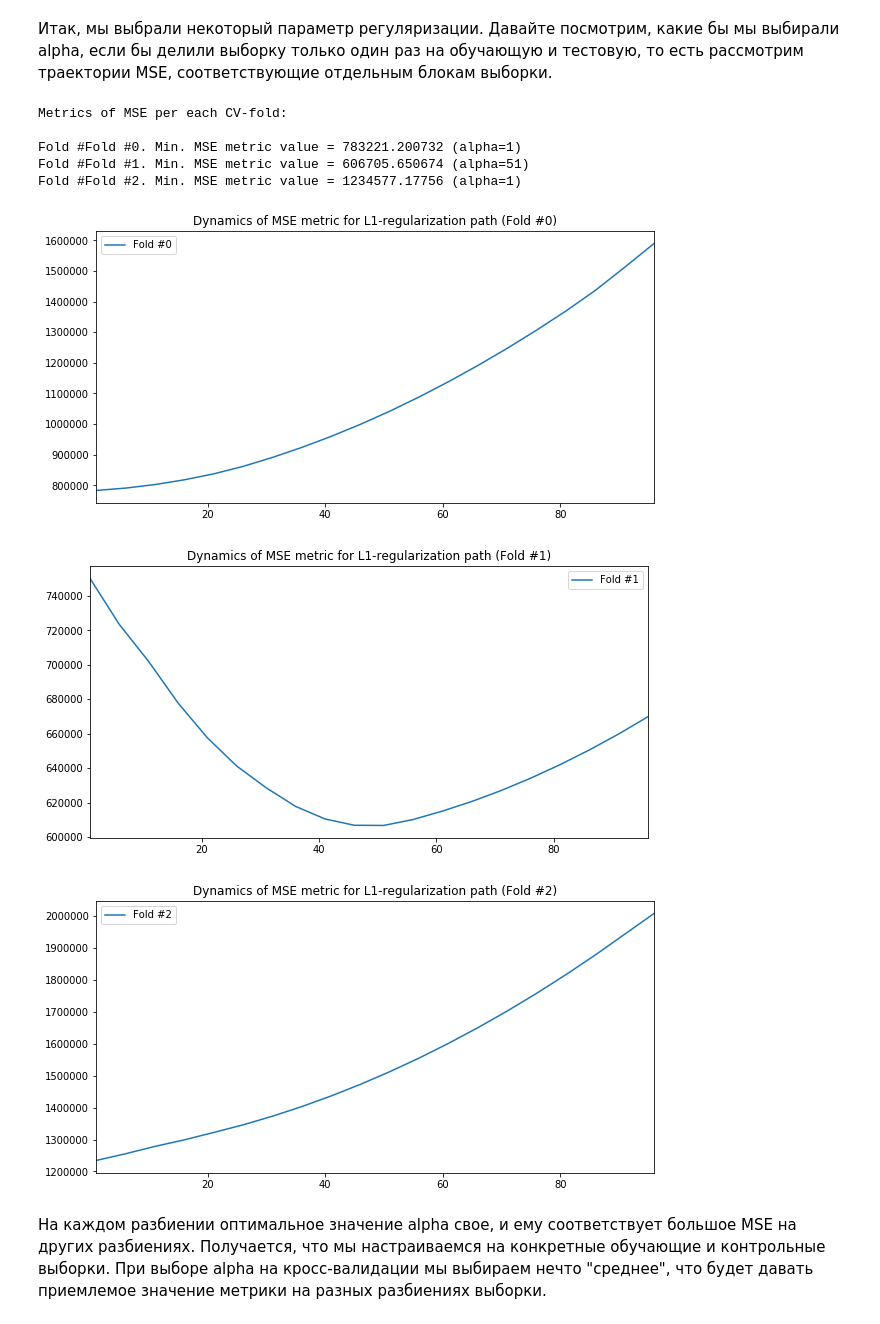
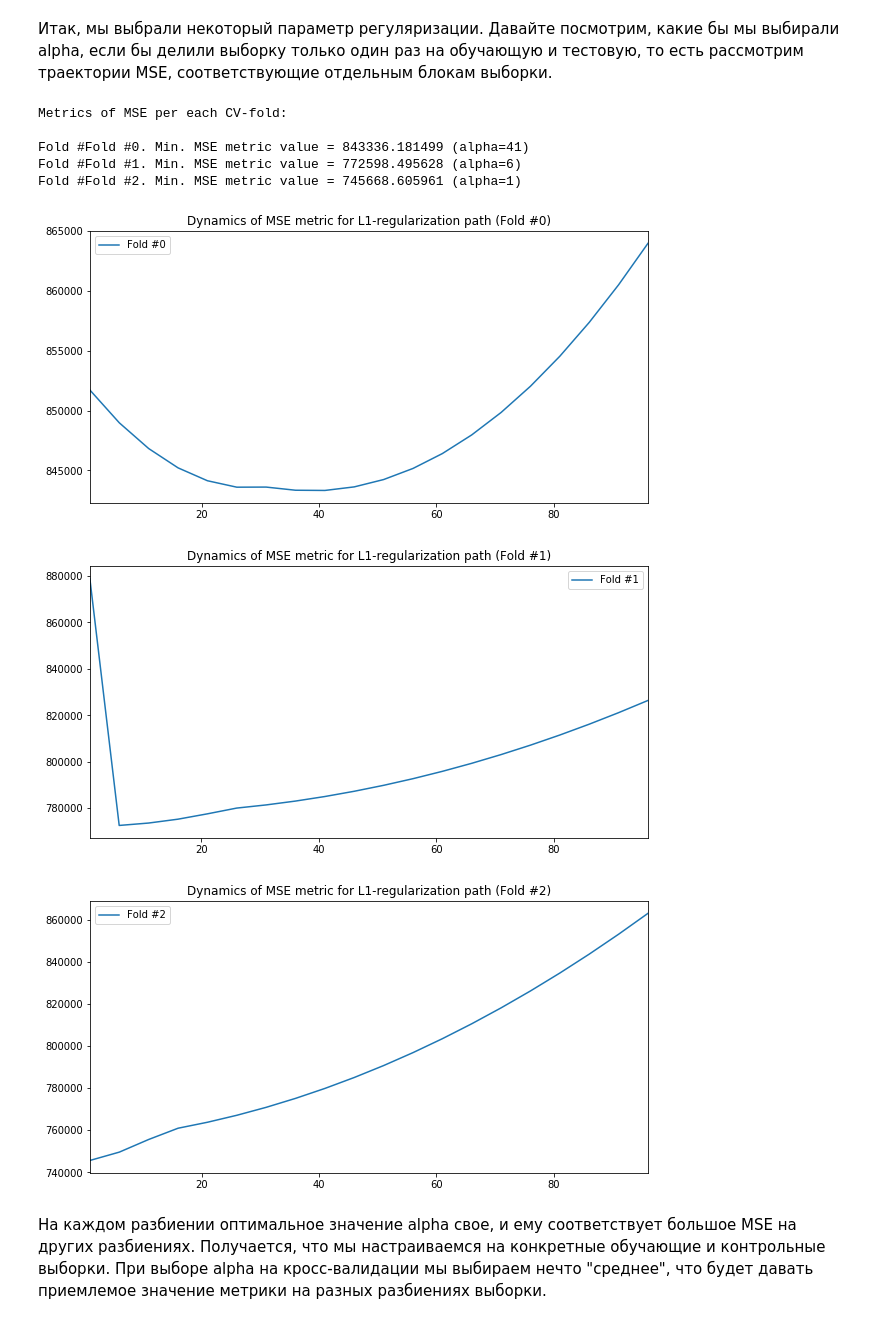
Before and after one commit to avikulin/PythonMath, a Jupyter notebook: Yandex ML Course #2/Labs/OverfittingTask.ipynb, the cells around one changed output. Cells and saved outputs as stored; diff of their text form; code cells hidden in the pictures.

```diff
--- a/Yandex ML Course #2/Labs/OverfittingTask.ipynb
+++ b/Yandex ML Course #2/Labs/OverfittingTask.ipynb
@@ -250,7 +250,7 @@ from sklearn.linear_model import Lasso, Ridge
 # Код 2.2 (0.5 балла)
 # Обучите линейную модель с L1-регуляризацией и выведите веса
 lasso_regression = Lasso()
-lasso_regression.fit(df_features, df_target)
+lasso_regression.fit(X, y)
 print "Lasso regression coefficients:\n\n", zip(df_features.columns, lasso_regression.coef_)
 # %% [output]
 Lasso regression coefficients:
@@ -261,8 +261,8 @@ Lasso regression coefficients:
 # Обучите линейную модель с L2-регуляризацией и выведите веса
 
 ridge_regression = Ridge()
-ridge_regression.fit(df_features, df_target)
-print "Ridge regression coefficients:\n\n", zip(df_features.columns, ridge_regression.coef_[0])
+ridge_regression.fit(X, y)
+print "Ridge regression coefficients:\n\n", zip(df_features.columns, ridge_regression.coef_)
 # %% [output]
 Ridge regression coefficients:
 
@@ -289,10 +289,10 @@ for idx, alpha_value in enumerate(alphas):
     ridge_regressor = Ridge(alpha=alpha_value)
     lasso_regressor = Lasso(alpha=alpha_value)
 
-    ridge_regressor.fit(df_features, df_target)
-    lasso_regressor.fit(df_features, df_target)
+    ridge_regressor.fit(X, y)
+    lasso_regressor.fit(X, y)
 
-    coefs_ridge[idx, :] = ridge_regressor.coef_[0]
+    coefs_ridge[idx, :] = ridge_regressor.coef_
     coefs_lasso[idx, :] = lasso_regressor.coef_
 
 
@@ -436,17 +442,34 @@ from sklearn.linear_model import LassoCV
 # Постройте график _усредненного_ по строкам MSE в зависимости от alpha.
 # Выведите выбранное alpha, а также пары "признак-коэффициент" для обученного вектора коэффициентов
 
-alphas = np.arange(1, 100, 5)
+alpha_values = np.arange(1, 100, 5)
 
-lasso_cv_regressor = LassoCV(alphas=alphas.ravel(),cv=3)
-lasso_cv_regressor.fit(df_features, df_target)
+lasso_cv_regressor = LassoCV(alphas=alpha_values,cv=3)
+lasso_cv_regressor.fit(X, y)
 
 lasso_cv_mse_df = pd.DataFrame(index=lasso_cv_regressor.alphas_, data=lasso_cv_regressor.mse_path_)
 
 lasso_cv_mse_df.columns = ["Fold #{0}".format(col) for col in lasso_cv_mse_df.columns]
+lasso_cv_mse_df = pd.concat([lasso_cv_mse_df,lasso_cv_mse_df.mean(axis=1)],axis=1,sort=False)
+lasso_cv_mse_df = lasso_cv_mse_df.rename(columns = {0:"Mean_values"})
 
 print "\nMSE metrics:"
 print lasso_cv_mse_df
-# print lasso_cv_mse_df.sort_index()
+
+alpha_optimal = lasso_cv_mse_df["Mean_values"].idxmin(axis=1)
+MSE_min = lasso_cv_mse_df.loc[alpha_optimal]["Mean_values"]
+
+print "\n Min. MSE gained with alpha = {0} (average MSE = {1})".format(
+    alpha_optimal, MSE_min)
+print "\n The optimal weights for features:\n"
+
+for feature, weight in zip(df_features.columns, lasso_cv_regressor.coef_):
+    print "\t{0} = {1}".format(feature, weight)
+
+ax = lasso_cv_mse_df.plot(use_index=True, y=["Mean_values"], figsize=(10,5), kind="line", legend=True,
+                     title="Avarage MSE for L1-regularization by Alpha")
+
+ax.set_xlabel("Alpha")
+ax.set_ylabel("MSE")
 # %% [output]
 MSE metrics:
@@ -471,25 +496,25 @@ MSE metrics:
 # %%
 # Код 3.3 (1 балл)
 # Выведите значения alpha, соответствующие минимумам MSE на каждом разбиении (то есть по столбцам).
 # На трех отдельных графиках визуализируйте столбцы .mse_path_
 print ("Metrics of MSE per each CV-fold:\n")
-for column in lasso_cv_mse_df.columns:
+for column in lasso_cv_mse_df.columns[:-1]:
     print "Fold #{0}. Min. MSE metric value = {1} (alpha={2})".format(column,
                                                                    lasso_cv_mse_df[column].min(),
                                                                    lasso_cv_mse_df[column].idxmin())
 
     lasso_cv_mse_df.plot(use_index=True, y=[column], figsize=(10,5),
                     kind="line", legend=True,
                     title="Dynamics of MSE metric for L1-regularization path ({0})".format(column))
 # %% [output]
 Metrics of MSE per each CV-fold:
 
-Fold #Fold #0. Min. MSE metric value = 783221.200732 (alpha=1)
-Fold #Fold #1. Min. MSE metric value = 606705.650674 (alpha=51)
-Fold #Fold #2. Min. MSE metric value = 1234577.17756 (alpha=1)
+Fold #Fold #0. Min. MSE metric value = 843336.181499 (alpha=41)
+Fold #Fold #1. Min. MSE metric value = 772598.495628 (alpha=6)
+Fold #Fold #2. Min. MSE metric value = 745668.605961 (alpha=1)
-[figure, old version]
+[figure, new version]
-[figure, old version]
+[figure, new version]
-[figure, old version]
+[figure, new version]
 # %% [markdown]
 На каждом разбиении оптимальное значение alpha свое, и ему соответствует большое MSE на других разбиениях. Получается, что мы настраиваемся на конкретные обучающие и контрольные выборки. При выборе alpha на кросс-валидации мы выбираем нечто "среднее", что будет давать приемлемое значение метрики на разных разбиениях выборки.
 # %% [markdown]
```
Also changed, not shown: parts of 15 cells of this notebook.
